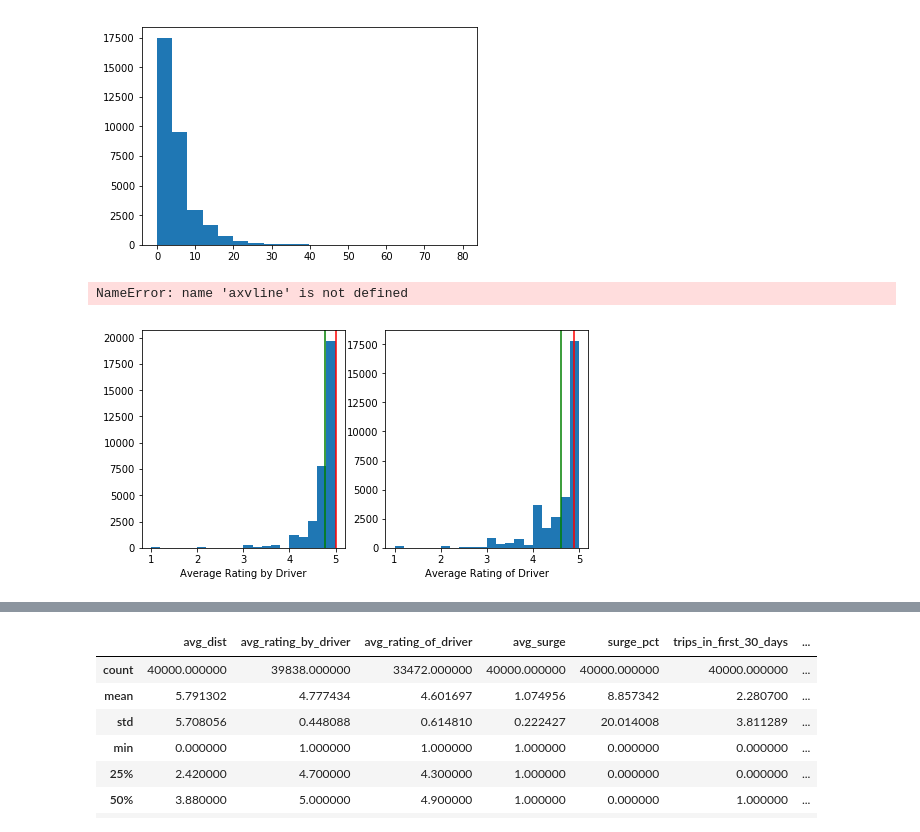
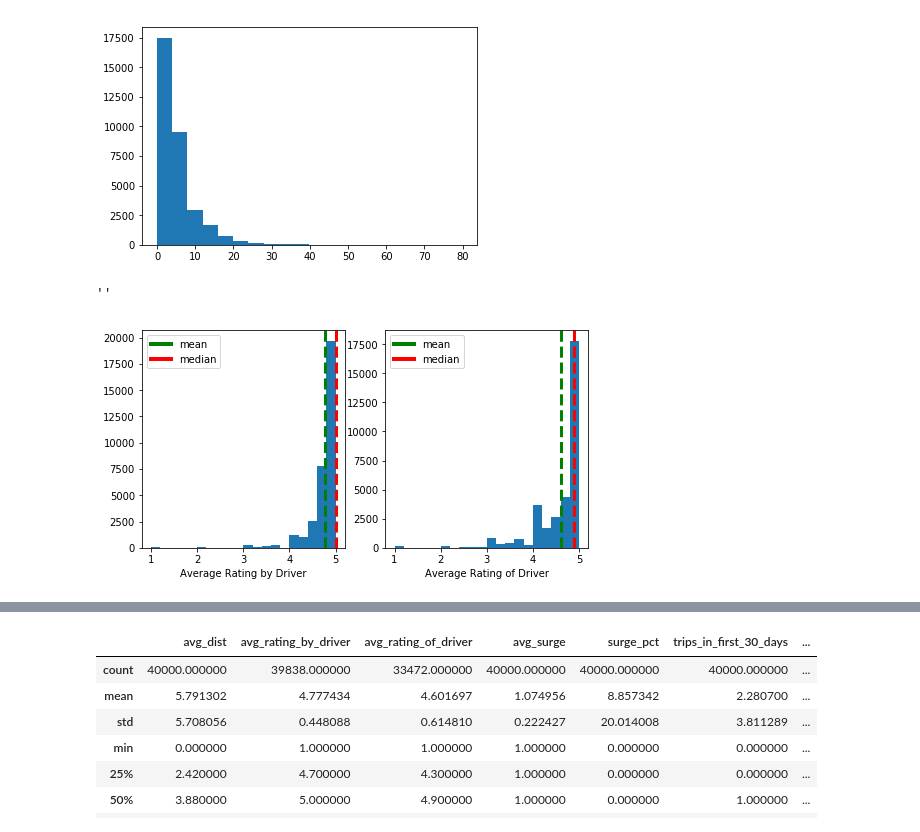
Before and after one commit to reiffd7/ride-share-churn, a Jupyter notebook: scott/EDA.ipynb, the cells around one changed output, grey strips where cells are left out. Drawn from its saved outputs; the diff is of its cells as text; code cells hidden in the pictures.

```diff
--- a/scott/EDA.ipynb
+++ b/scott/EDA.ipynb
@@ -54,21 +55,29 @@ plt.hist(nona.avg_dist, bins = 20);
 # %%
 fig, ax = plt.subplots(1,2, figsize = (8,4))
 
 x0 = nona.avg_rating_by_driver
 x1 = nona.avg_rating_of_driver
 
+custom_lines = [Line2D([0], [0], color='green', lw=4),
+                Line2D([0], [0], color='red', lw=4)]
+
 ax[0].hist(x0, bins = 20)
-ax[0].axvline(np.mean(x0), color = 'green')
-ax[0].axvline(np.median(x0), color = 'red')
+ax[0].axvline(np.mean(x0), color = 'green',
+              linewidth = 3, linestyle = '--')
+ax[0].axvline(np.median(x0), color = 'red',
+              linewidth = 3, linestyle = '--')
 ax[0].set_xlabel('Average Rating by Driver')
+ax[0].legend(custom_lines, ['mean', 'median'])
 
 ax[1].hist(x1, bins = 20)
-ax[1].axvline(np.mean(x1), color = 'green')
-ax[1].axvline(np.median(x1), color = 'red')
+ax[1].axvline(np.mean(x1), color = 'green',
+              linewidth = 3, linestyle = '--')
+ax[1].axvline(np.median(x1), color = 'red',
+              linewidth = 3, linestyle = '--')
 ax[1].set_xlabel('Average Rating of Driver')
 
-ax[0].legend([axvline], ['mean', 'median'])
+ax[1].legend(custom_lines, ['mean', 'median'])
 ;
 # %% [output]
-NameError: name 'axvline' is not defined
+''
-[figure, old version]
+[figure, new version]
```
Also changed, not shown: parts of 16 cells of this notebook.
